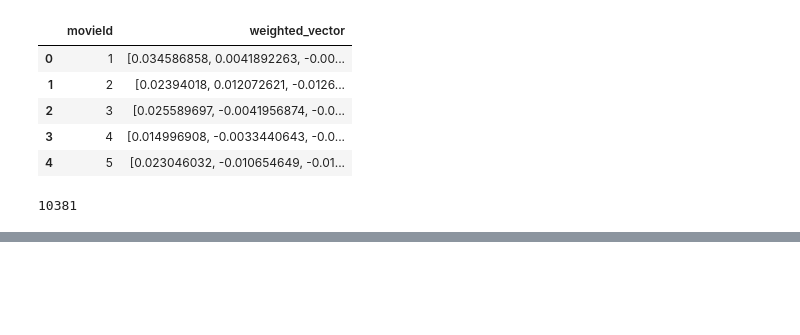
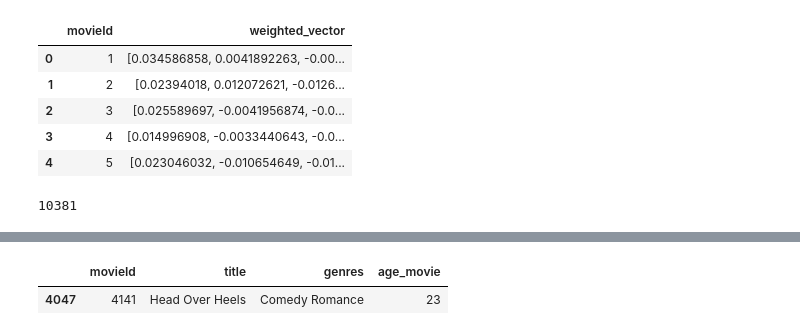
Before and after one commit to jcrigoni/grand_ml_project, a Jupyter notebook: 4_user_embedding.ipynb, the cells around one changed output, grey strips where cells are left out. Cells and saved outputs as stored; diff of their text form; code cells hidden in the pictures; blank space fills up the shorter version.

```diff
--- a/4_user_embedding.ipynb
+++ b/4_user_embedding.ipynb
@@ -679,0 +714,6 @@ print(recommended_movies[:15])
+# %%
+movie_4141 = df_movie[df_movie["movieId"]== 4141]
+movie_4141
+# %% [output]
+|  | movieId | title | genres | age_movie |
+| 4047 | 4141 | Head Over Heels | Comedy Romance | 23 |
```
Also changed, not shown: parts of 5 cells of this notebook, 1 other file.
